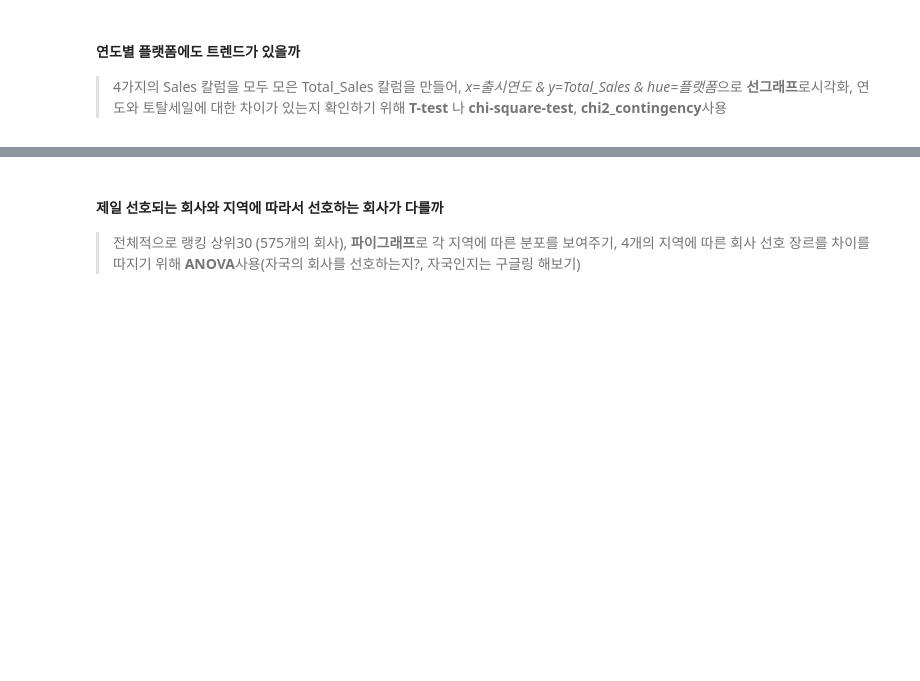
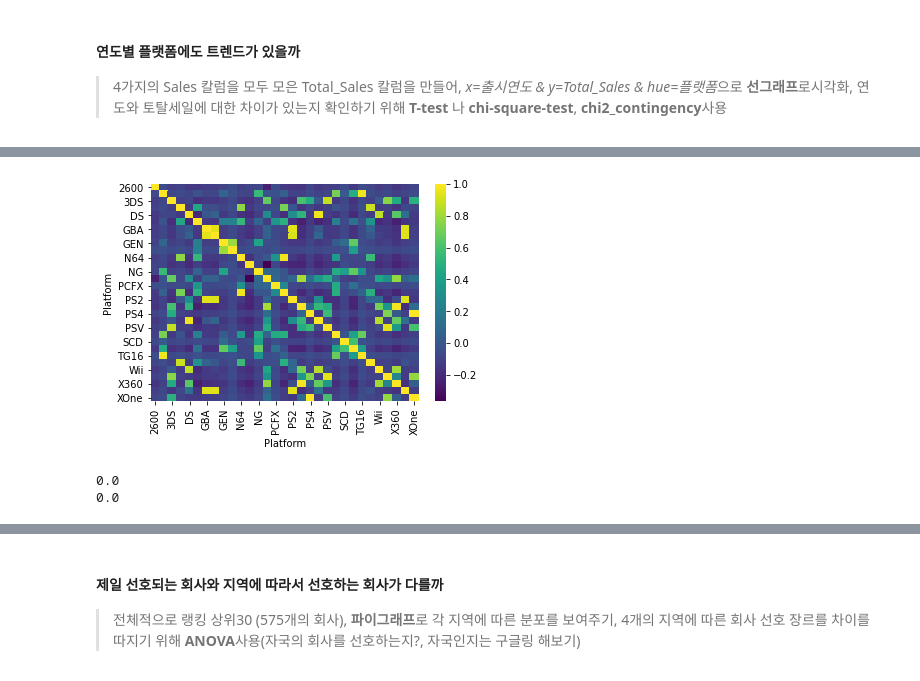
Before and after one commit to ohyunju/projects, a Jupyter notebook: project1/Project1.ipynb, the cells around one changed output, grey strips where cells are left out. Drawn from its saved outputs; the diff is of its cells as text; code cells hidden in the pictures; blank space fills up the shorter version.

```diff
--- a/project1/Project1.ipynb
+++ b/project1/Project1.ipynb
@@ -914,0 +924,6 @@ plt.show()
+# %%
+year_platform=df2[['Year','Platform']]
+
+Total_Sales=df2['NA_Sales']+df2['EU_Sales']+df2['JP_Sales']+df2['Other_Sales']
+year_platform['Total_Sales']=Total_Sales
+year_platform.head()
@@ -914,0 +945,5 @@ plt.show()
+# %%
+#그냥 크로스탭을 하면 0,1로 유무 판단의 합계가 되므로, Total_Sales의 합으로 값을 채우는 것이 더 의미있다고 판단
+year_platform_com = pd.crosstab(index=year_platform['Platform'], columns=year_platform['Year'],values=year_platform['Total_Sales'], aggfunc = np.sum)
+year_platform_com=year_platform_com.fillna(0)
+year_platform_com
@@ -914,0 +969,4 @@ plt.show()
+# %%
+#correlation 으로 확인하는 것이 유의미하다고 판단
+corr_year_platform = year_platform_com.T.corr()
+print(corr_year_platform)
@@ -914,0 +991,22 @@ plt.show()
+# %%
+import seaborn as sns
+import matplotlib.pyplot as plt
+
+sns.heatmap(corr_year_platform, cmap='viridis')
+plt.show()
+# %% [output]
+[figure, added]
+# %%
+# 연도, 플랫폼 두 변수간 연관성 유무를 확인하기 위해 chi2_contingency 테스트 사용
+from scipy.stats import chi2_contingency
+'''
+chi2_contingency 결과 해석
+1 : x2 statistic // 2 : p-value // 3 : degree of freedom // 4 : expected value for Observed
+'''
+print(chi2_contingency(year_platform_com, correction = False)[1])
+print(chi2_contingency(year_platform_com, correction = True)[1])
+
+# 두 경우 모두 pvalue : 0.0 , 연도와 플랫폼 간 연관이 있다.
+# %% [output]
+0.0
+0.0
```
Also changed, not shown: parts of 8 cells of this notebook.
